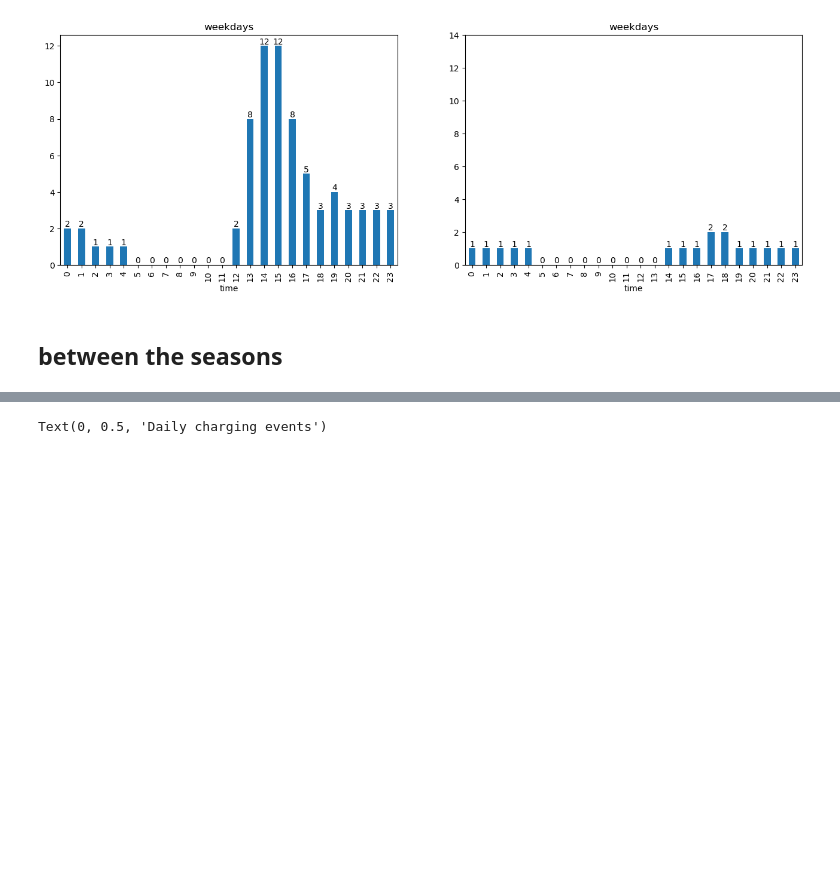
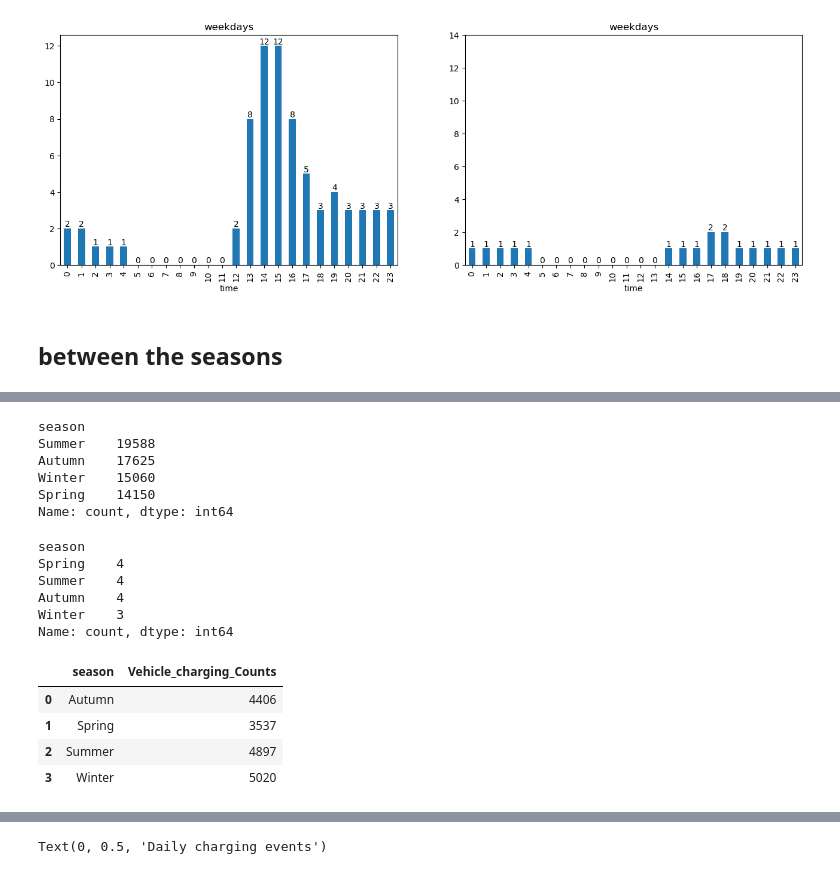
Before and after one commit to JanRkck/AA24, a Jupyter notebook: Descriptive/Temporal Patterns and Seasonality.ipynb, the cells around one changed output, grey strips where cells are left out. Drawn from its saved outputs; the diff is of its cells as text; code cells hidden in the pictures; blank space fills up the shorter version.

```diff
--- a/Descriptive/Temporal Patterns and Seasonality.ipynb
+++ b/Descriptive/Temporal Patterns and Seasonality.ipynb
@@ -315,0 +323,3 @@ for bar in weekend_bars.patches:
+# %%
+df['season']=df['month'].apply(get_season)
+df['season']
@@ -315,0 +340,21 @@ for bar in weekend_bars.patches:
+# %%
+number_in_season=df['season'].value_counts()
+number_in_season
+# %% [output]
+season
+Summer    19588
+Autumn    17625
+Winter    15060
+Spring    14150
+Name: count, dtype: int64
+# %%
+unique_season=df['season'].loc[df['season']!=df['season'].shift(1)]
+season_counts=unique_season.value_counts()
+print(season_counts)
+# %% [output]
+season
+Spring    4
+Summer    4
+Autumn    4
+Winter    3
+Name: count, dtype: int64
@@ -315,0 +364,10 @@ for bar in weekend_bars.patches:
+# %%
+average_number_in_different_season= average_number_in_different_season.reset_index()
+average_number_in_different_season.columns = ['season', 'Vehicle_charging_Counts']
+average_number_in_different_season
+# %% [output]
+|  | season | Vehicle_charging_Counts |
+| 0 | Autumn | 4406 |
+| 1 | Spring | 3537 |
+| 2 | Summer | 4897 |
+| 3 | Winter | 5020 |
```
Also changed, not shown: parts of 9 cells of this notebook.
